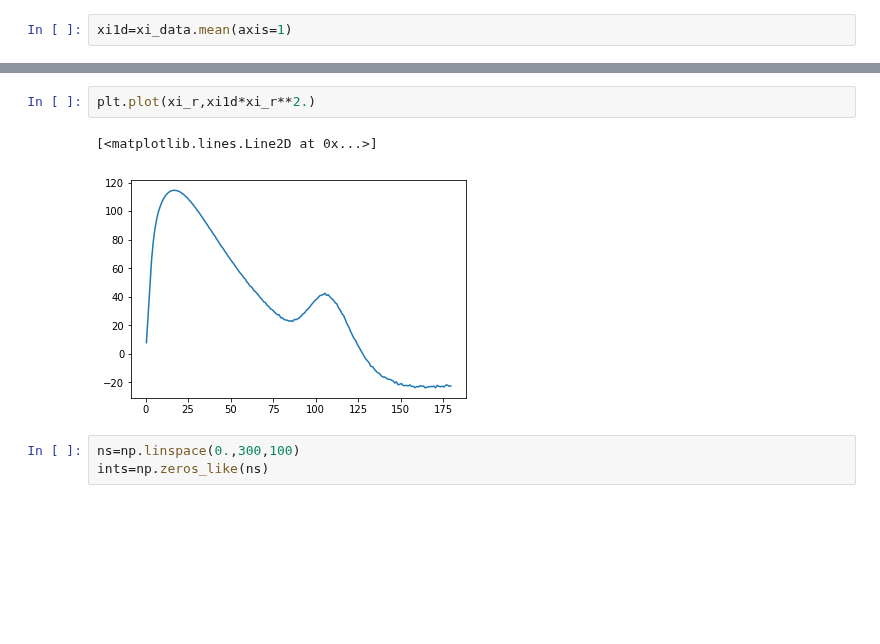
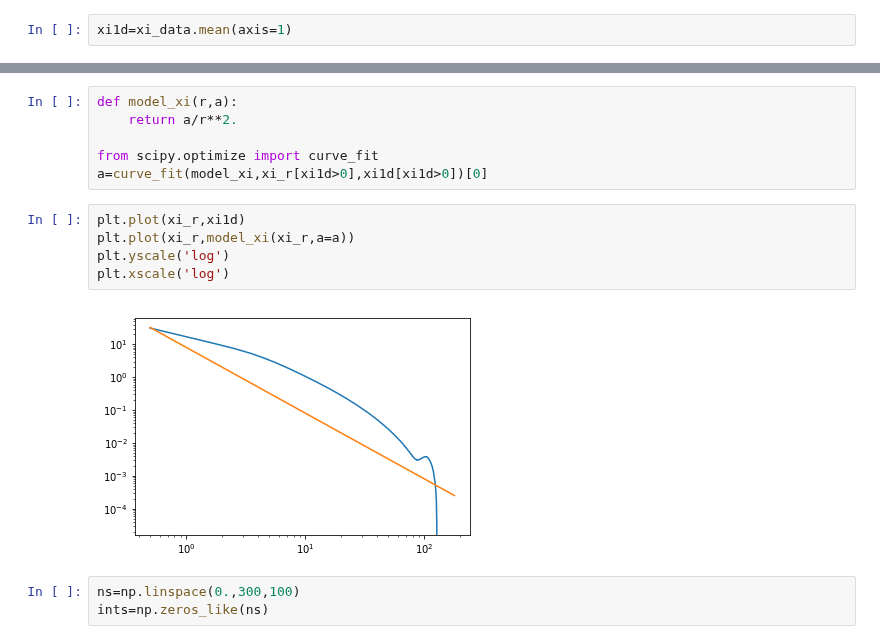
Before and after one commit to oliverphilcox/RascalC, a Jupyter notebook: jupyter/Xi(r) Kernel Probability.ipynb, the cells around one changed output, grey strips where cells are left out. Drawn from its saved outputs; the diff is of its cells as text; blank space fills up the shorter version.

```diff
--- a/jupyter/Xi(r) Kernel Probability.ipynb
+++ b/jupyter/Xi(r) Kernel Probability.ipynb
@@ -30,8 +31,16 @@ plt.xlim([0,300])
-# %%
-plt.plot(xi_r,xi1d*xi_r**2.)
-# %% [output]
-[<matplotlib.lines.Line2D at 0x...>]
-[figure, removed]
+# %%
+def model_xi(r,a):
+    return a/r**2.
+
+from scipy.optimize import curve_fit
+a=curve_fit(model_xi,xi_r[xi1d>0],xi1d[xi1d>0])[0]
+# %%
+plt.plot(xi_r,xi1d)
+plt.plot(xi_r,model_xi(xi_r,a=a))
+plt.yscale('log')
+plt.xscale('log')
+# %% [output]
+[figure, added]
 # %%
 ns=np.linspace(0.,300,100)
 ints=np.zeros_like(ns)
```
Also changed, not shown: parts of 3 cells of this notebook, 2 other files.
